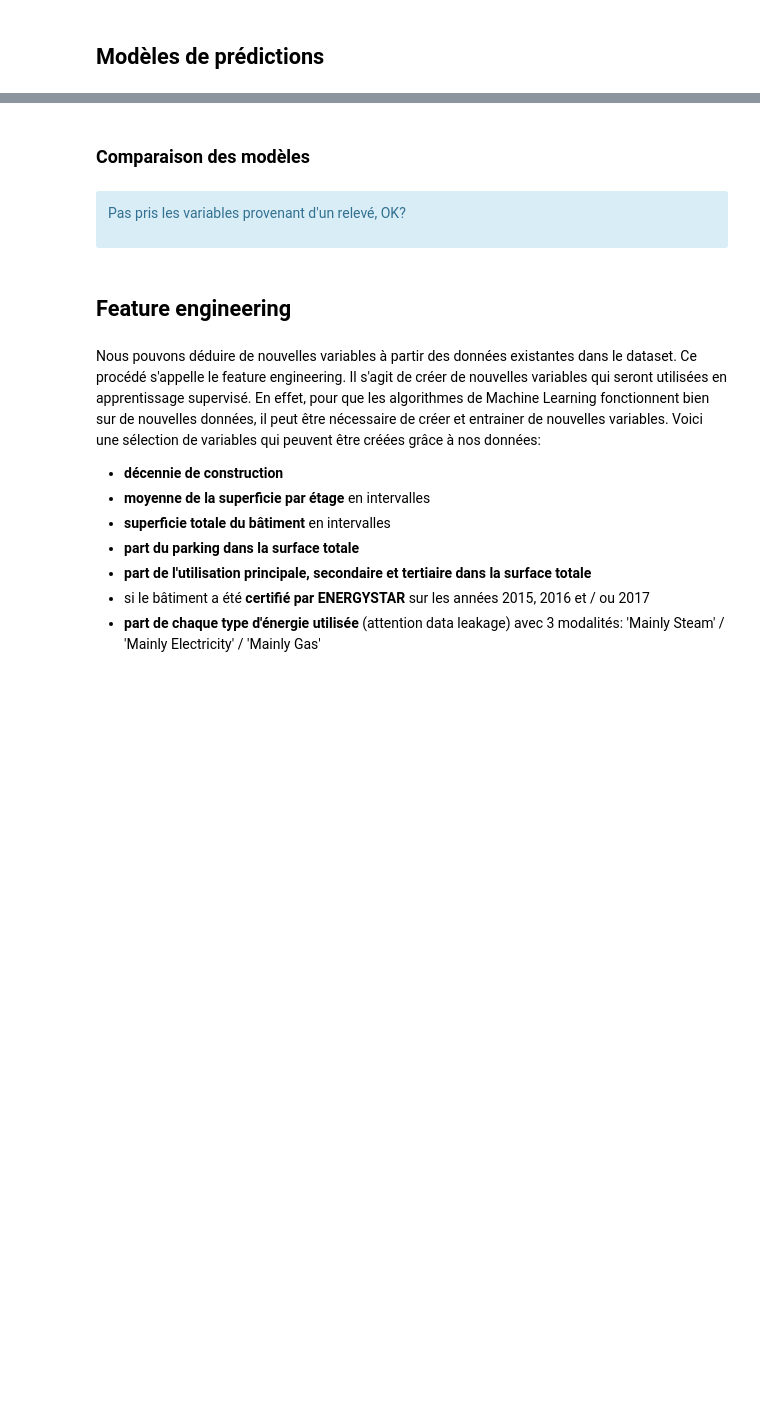
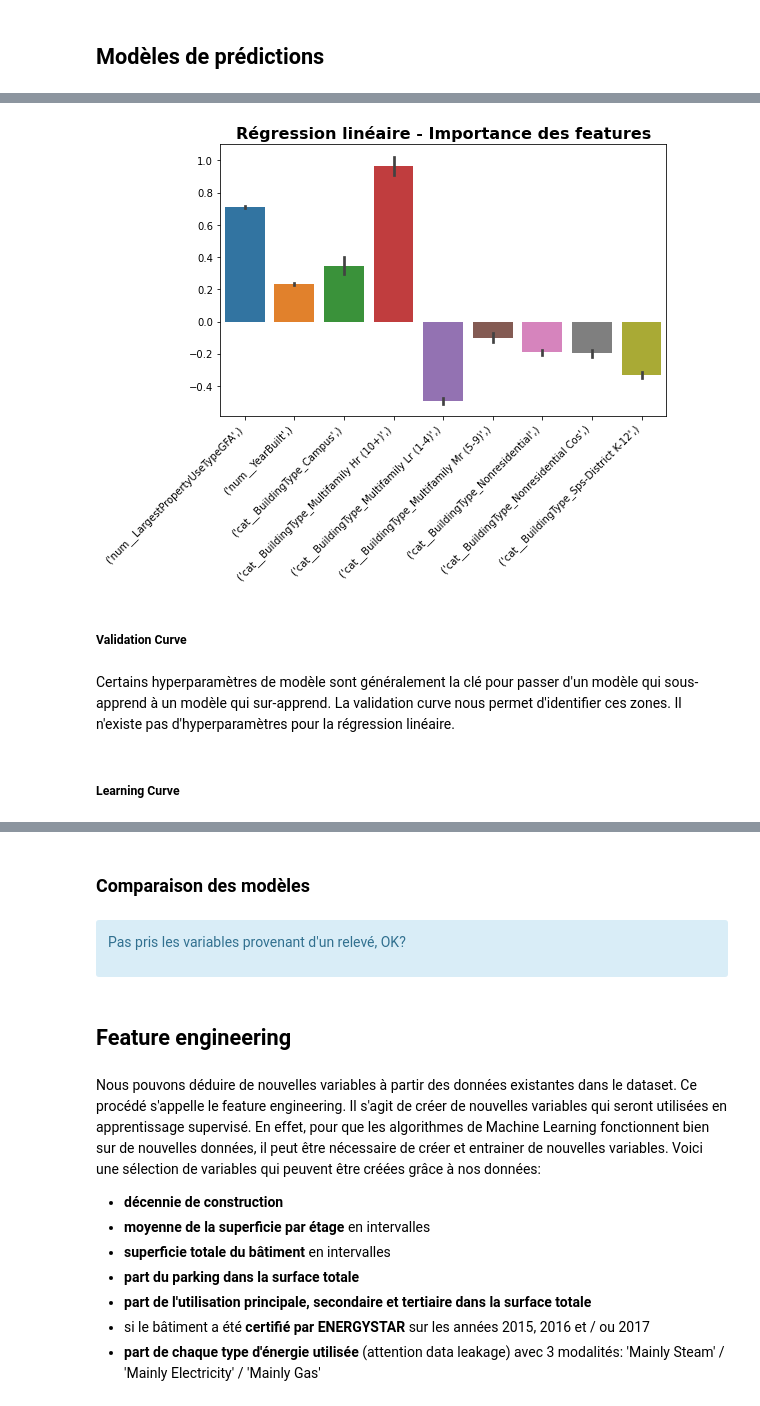
Before and after one commit to Milie-Mimi/-OC_DS_Project4, a Jupyter notebook: Pélec_01_notebook.ipynb, the cells around one changed output, grey strips where cells are left out. Drawn from its saved outputs; the diff is of its cells as text; code cells hidden in the pictures; blank space fills up the shorter version.

```diff
--- a/Pélec_01_notebook.ipynb
+++ b/Pélec_01_notebook.ipynb
@@ -1284,0 +1472,13 @@ final_pipe
+# %%
+plt.figure(figsize=(8,5))
+plt.title('Régression linéaire - Importance des features')
+plt.xticks(rotation=45, ha='right')
+sns.barplot(data = weights);
+# %% [output]
+[figure, added]
+# %% [markdown]
+##### Validation Curve
+# %% [markdown]
+Certains hyperparamètres de modèle sont généralement la clé pour passer d'un modèle qui sous-apprend à un modèle qui sur-apprend. La validation curve nous permet d'identifier ces zones. Il n'existe pas d'hyperparamètres pour la régression linéaire.
+# %% [markdown]
+##### Learning Curve
```
Also changed, not shown: parts of 146 cells of this notebook.
